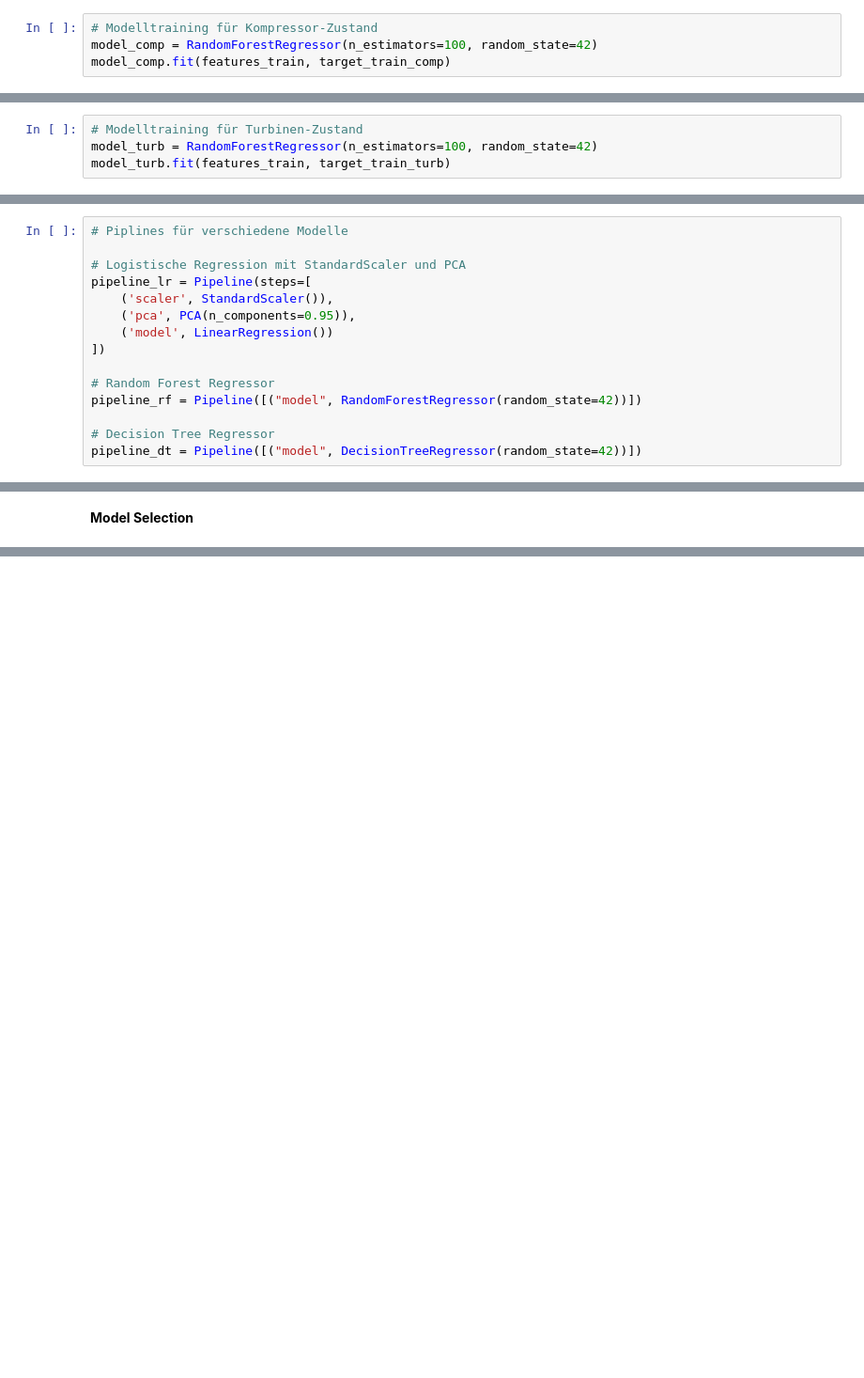
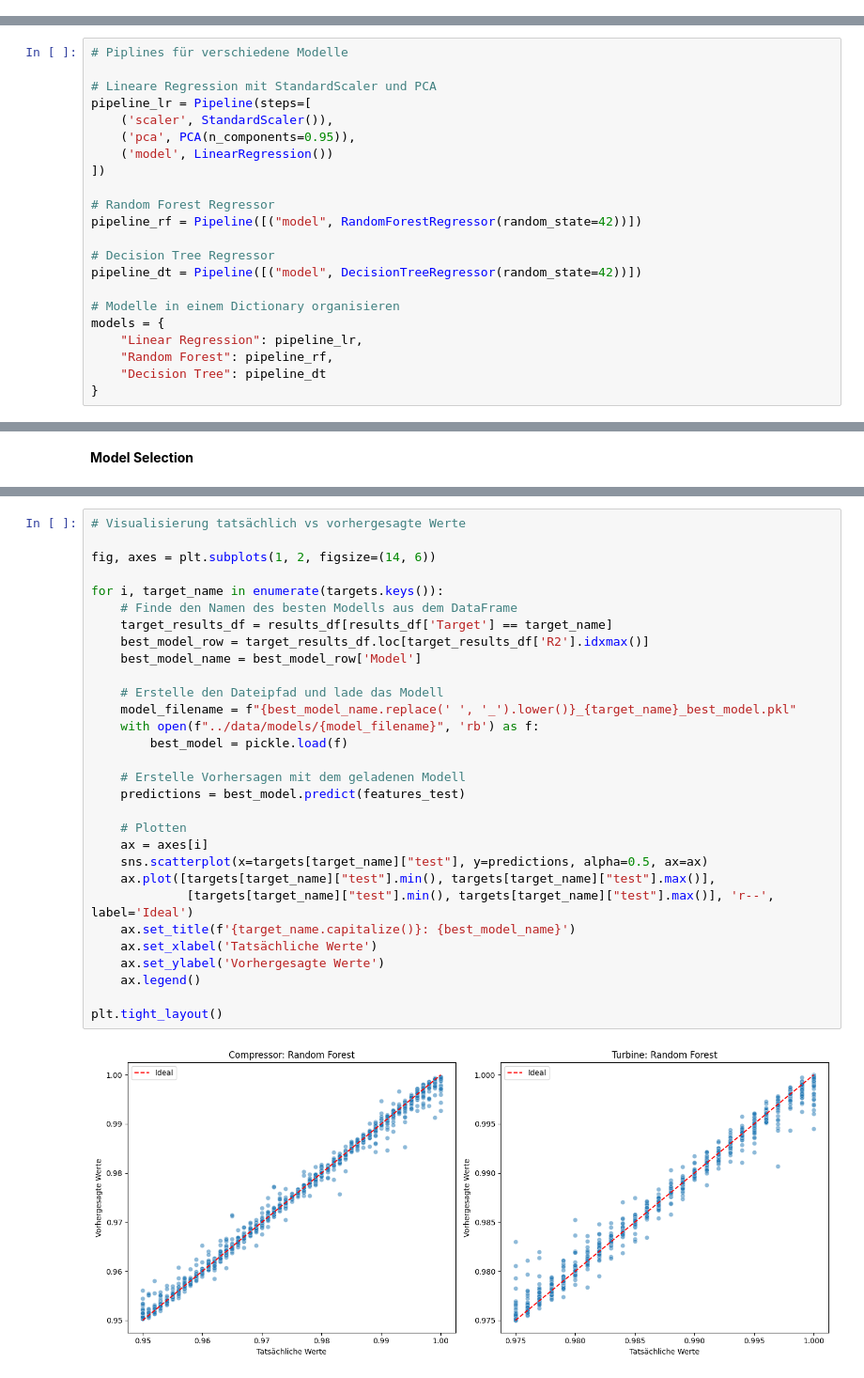
Before and after one commit to IAmBlindNotDeaf/Gas-Turbine-Degradation-Prediction, a Jupyter notebook: notebooks/03_modelling.ipynb, the cells around one changed output, grey strips where cells are left out. Shown: that part at 94% size. Cells and saved outputs as stored; diff of their text form; blank space fills up the shorter version.

Commit message:
update all features to work with multiple models

```diff
--- a/notebooks/03_modelling.ipynb
+++ b/notebooks/03_modelling.ipynb
@@ -36,4 +46,0 @@ target_train_turb = target_train["GT_Turbine_decay_state_coefficient"]
-# %%
-# Modelltraining für Kompressor-Zustand
-model_comp = RandomForestRegressor(n_estimators=100, random_state=42)
-model_comp.fit(features_train, target_train_comp)
@@ -42,4 +46,0 @@ RandomForestRegressor(random_state=42)
-# %%
-# Modelltraining für Turbinen-Zustand
-model_turb = RandomForestRegressor(n_estimators=100, random_state=42)
-model_turb.fit(features_train, target_train_turb)
@@ -67,7 +67,7 @@ def engineer_features(df):
 # %%
 # Piplines für verschiedene Modelle
 
-# Logistische Regression mit StandardScaler und PCA
+# Lineare Regression mit StandardScaler und PCA
 pipeline_lr = Pipeline(steps=[
     ('scaler', StandardScaler()),
     ('pca', PCA(n_components=0.95)),
@@ -79,5 +79,12 @@ pipeline_rf = Pipeline([("model", RandomForestRegressor(random_state=42))])
 
 # Decision Tree Regressor
 pipeline_dt = Pipeline([("model", DecisionTreeRegressor(random_state=42))])
+
+# Modelle in einem Dictionary organisieren
+models = {
+    "Linear Regression": pipeline_lr,
+    "Random Forest": pipeline_rf,
+    "Decision Tree": pipeline_dt
+}
 # %% [markdown]
 **Feature Selection**
@@ -126,0 +164,32 @@ pd.DataFrame(target_pred_turb_dt, columns=["GT_Turbine_decay_state_coefficient_p
+# %%
+# Visualisierung tatsächlich vs vorhergesagte Werte
+
+fig, axes = plt.subplots(1, 2, figsize=(14, 6))
+
+for i, target_name in enumerate(targets.keys()):
+    # Finde den Namen des besten Modells aus dem DataFrame
+    target_results_df = results_df[results_df['Target'] == target_name]
+    best_model_row = target_results_df.loc[target_results_df['R2'].idxmax()]
+    best_model_name = best_model_row['Model']
+
+    # Erstelle den Dateipfad und lade das Modell
+    model_filename = f"{best_model_name.replace(' ', '_').lower()}_{target_name}_best_model.pkl"
+    with open(f"../data/models/{model_filename}", 'rb') as f:
+        best_model = pickle.load(f)
+
+    # Erstelle Vorhersagen mit dem geladenen Modell
+    predictions = best_model.predict(features_test)
+
+    # Plotten
+    ax = axes[i]
+    sns.scatterplot(x=targets[target_name]["test"], y=predictions, alpha=0.5, ax=ax)
+    ax.plot([targets[target_name]["test"].min(), targets[target_name]["test"].max()],
+             [targets[target_name]["test"].min(), targets[target_name]["test"].max()], 'r--', label='Ideal')
+    ax.set_title(f'{target_name.capitalize()}: {best_model_name}')
+    ax.set_xlabel('Tatsächliche Werte')
+    ax.set_ylabel('Vorhergesagte Werte')
+    ax.legend()
+
+plt.tight_layout()
+# %% [output]
+[figure, added]
```
Also changed, not shown: parts of 10 cells of this notebook.
